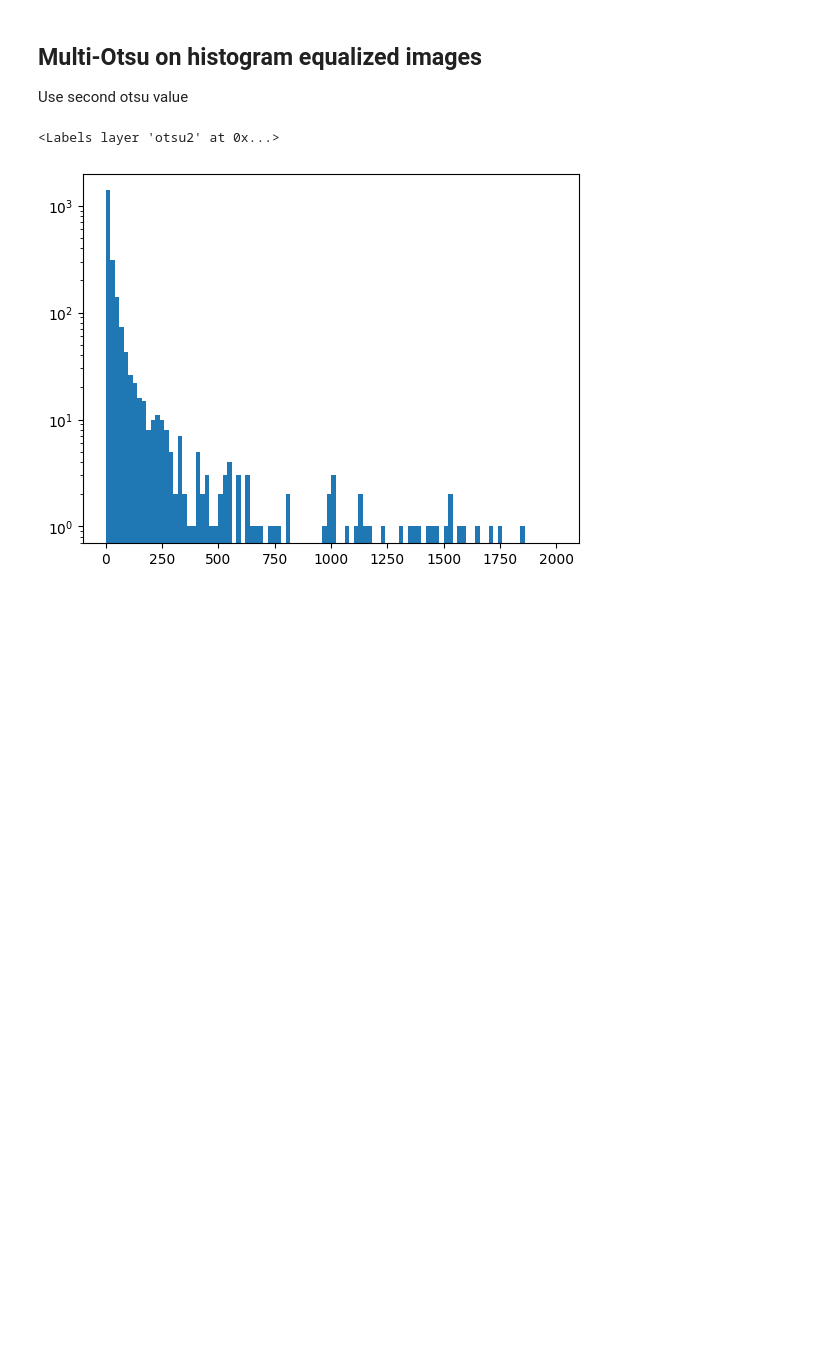
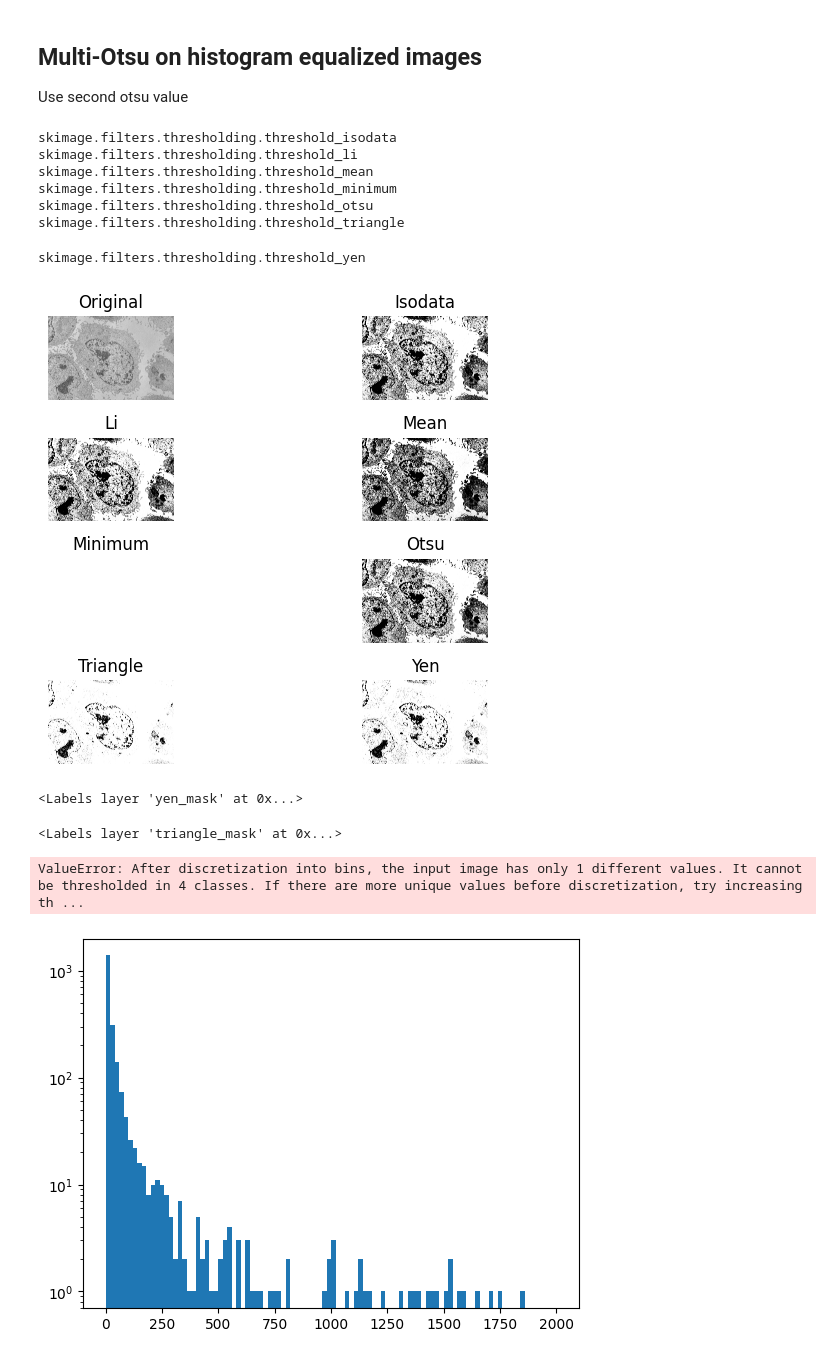
Before and after one commit to vaioic/OIC-158_TEM_Nuclei_Segmentation, a Jupyter notebook: OIC-158_TEM_Nuclei_Segmentation.ipynb, the cells around one changed output. Cells and saved outputs as stored; diff of their text form; code cells hidden in the pictures; blank space fills up the shorter version.

Commit message:
finalizing script for processing images and masks; threshold dense regions with Yen

```diff
--- a/OIC-158_TEM_Nuclei_Segmentation.ipynb
+++ b/OIC-158_TEM_Nuclei_Segmentation.ipynb
@@ -15,5 +17,7 @@ import matplotlib.pyplot as plt
 img_files = sorted(glob("E:/Fondufe-Mittendorf_Lab/TEM_Images/Images/*.tif"))
 mask_files = sorted(glob("E:/Fondufe-Mittendorf_Lab/TEM_Images/Masks/*.tif"))
 imgs = list(map(imread,img_files))
+imgs = [np.asarray(img,dtype=np.uint16) for img in imgs]
 masks = list(map(imread,mask_files))
+masks = [np.asarray(mask,dtype=np.uint16) for mask in masks]
 # %%
@@ -127,23 +154,56 @@ viewer.add_image(edges, name='edges')
 Use second otsu value
 # %%
 #test image and masks
-test_mask = filtered_masks[4]
-test_img = np.asarray(imgs[4],dtype=np.uint16)
+test_mask = filtered_masks[24]
+test_img = np.asarray(imgs[24],dtype=np.uint16)
 adpt_norm = sk.exposure.equalize_adapthist(test_img)
+# %%
+fig, ax = sk.filters.try_all_threshold(adpt_norm)
+# %% [output]
+skimage.filters.thresholding.threshold_isodata
+skimage.filters.thresholding.threshold_li
+skimage.filters.thresholding.threshold_mean
+skimage.filters.thresholding.threshold_minimum
+skimage.filters.thresholding.threshold_otsu
+skimage.filters.thresholding.threshold_triangle
+skimage.filters.thresholding.threshold_yen
+[figure, added]
+# %%
+#trying yen threshold
+mask = test_mask == 1
+gauss = sk.filters.gaussian(adpt_norm, sigma=1)
+masked_img = mask * gauss
+yen = sk.filters.threshold_yen(image=gauss)
+yen_mask = adpt_norm < yen
+viewer = napari.view_image(adpt_norm)
+viewer.add_labels(yen_mask)
+# %% [output]
+<Labels layer 'yen_mask' at 0x...>
+# %%
+#trying triangle threshold
+mask = test_mask == 1
+gauss = sk.filters.gaussian(adpt_norm, sigma=1)
+masked_img = mask * gauss
+triangle = sk.filters.threshold_triangle(image=gauss)
+triangle_mask = adpt_norm < triangle
+viewer = napari.view_image(adpt_norm)
+viewer.add_labels(triangle_mask)
+# %% [output]
+<Labels layer 'triangle_mask' at 0x...>
 # %%
 mask = test_mask == 1
 gauss = sk.filters.gaussian(adpt_norm, sigma=1)
 masked_img = mask * gauss
-# o1,o2,o3 = sk.filters.threshold_multiotsu(image=masked_img, classes=4)
+o1,o2,o3 = sk.filters.threshold_multiotsu(image=masked_img, classes=4)
 # otsu1 = (masked_img < o1)*mask
-# otsu2 = (masked_img < o2)*mask
+otsu2 = (masked_img < o2)*mask
 # otsu3 = (masked_img < o3)*mask
 viewer = napari.view_image(adpt_norm, name='image')
 #viewer.add_labels(otsu1, name='otsu1')
 viewer.add_labels(otsu2, name='otsu2')
 #viewer.add_labels(otsu3, name='otsu3')
 # %% [output]
-<Labels layer 'otsu2' at 0x...>
+ValueError: After discretization into bins, the input image has only 1 different values. It cannot be thresholded in 4 classes. If there are more unique values before discretization, try increasing th ...
 # %%
 labeled_img = sk.morphology.label(otsu2)
 props = ['label','area']
```
Also changed, not shown: parts of 13 cells of this notebook.
